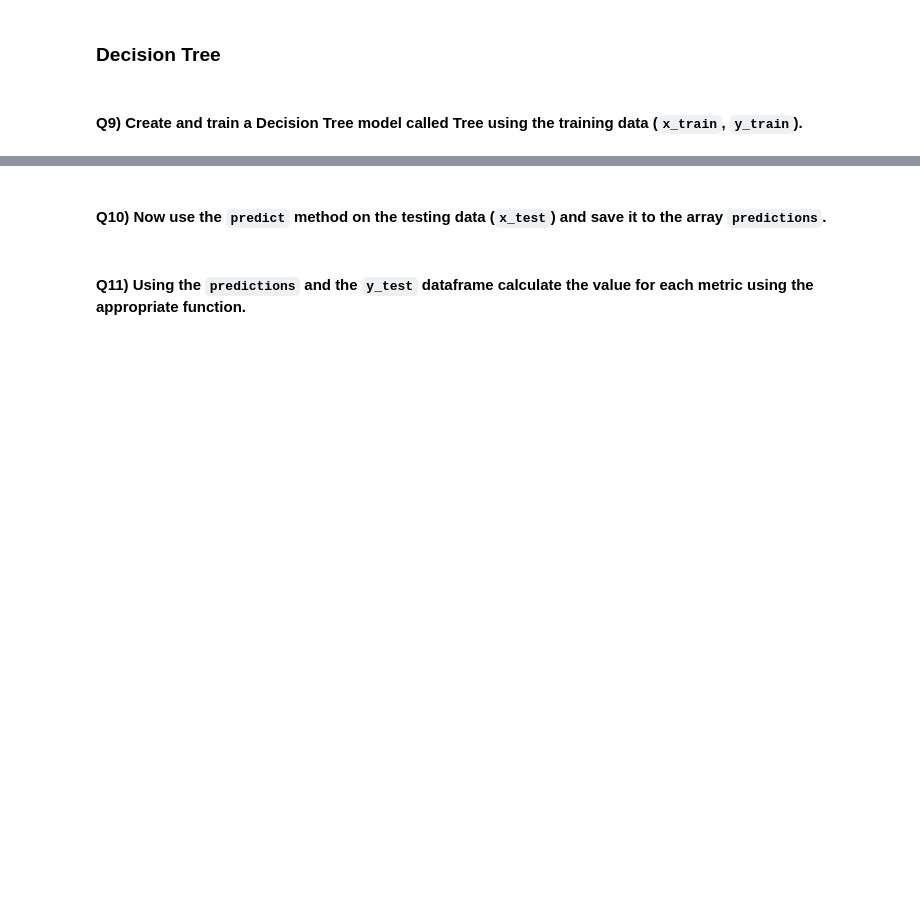
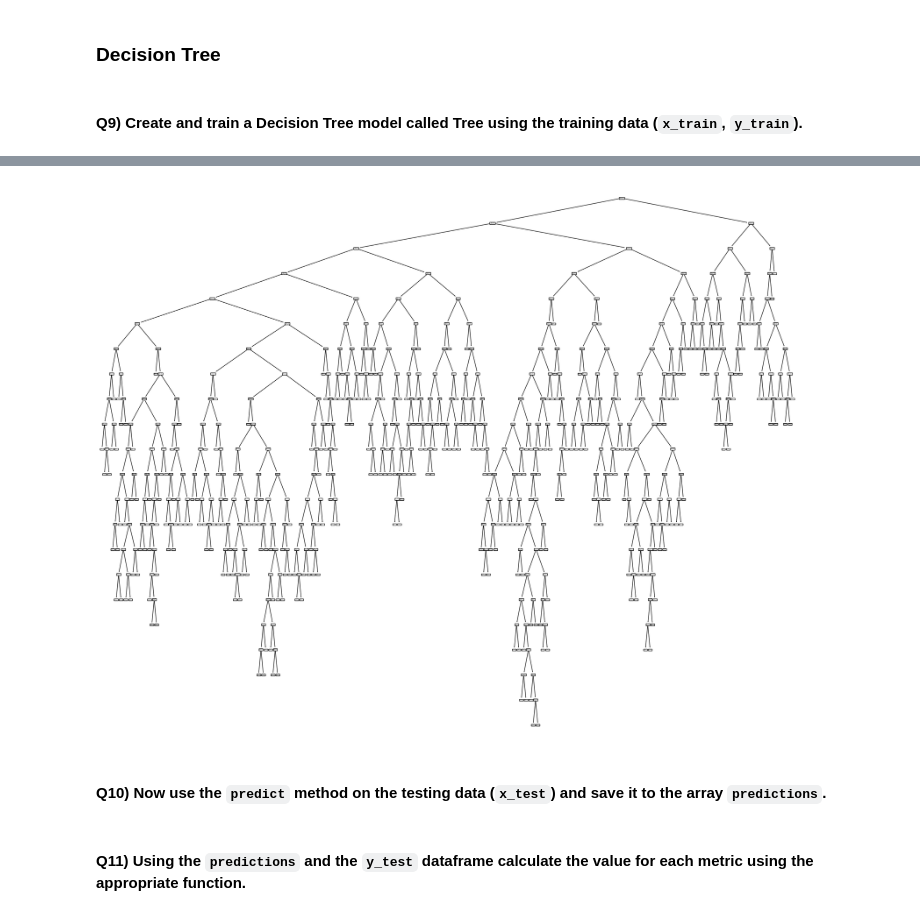
Before and after one commit to gibri/data-science-training, a Jupyter notebook: rain-prediction/ML0101EN_SkillUp_FinalAssignment.jupyterlite.ipynb, the cells around one changed output, grey strips where cells are left out. Drawn from its saved outputs; the diff is of its cells as text; code cells hidden in the pictures; blank space fills up the shorter version.

```diff
--- a/rain-prediction/ML0101EN_SkillUp_FinalAssignment.jupyterlite.ipynb
+++ b/rain-prediction/ML0101EN_SkillUp_FinalAssignment.jupyterlite.ipynb
@@ -307,0 +306,4 @@ KNN =
+# %%
+KNN = KNeighborsClassifier(n_neighbors=4)
+KNN.fit(x_train,y_train)
+print('mean accuracy on test set:'+str(KNN.score(x_train,y_train)))
@@ -330,3 +365,16 @@ Tree =
+# %%
+Tree = DecisionTreeClassifier() # no hinst on the params like max depth, sob
+Tree.fit(x_train,y_train)
+await piplite.install(['matplotlib'])
+#await micropip.install("matplotlib")
+
+from sklearn.tree import plot_tree
+import matplotlib.pyplot as plt
+plt.figure(figsize=(25,20))
+plot_tree(Tree)
+plt.show()
+# %% [output]
+[figure, added]
 # %% [markdown]
 #### Q10) Now use the `predict` method on the testing data (`x_test`) and save it to the array `predictions`.
 # %%
```
Also changed, not shown: parts of 32 cells of this notebook, 8 other files.
